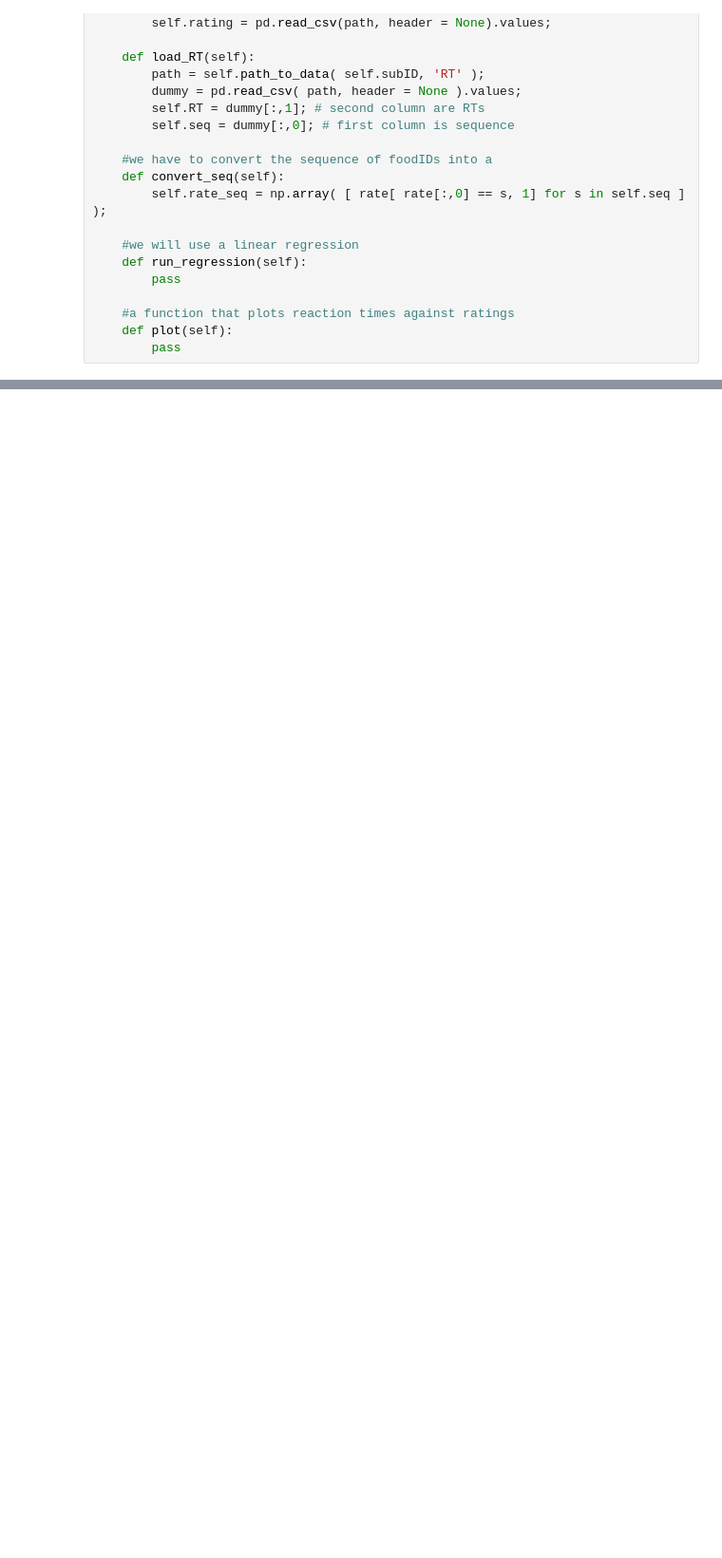
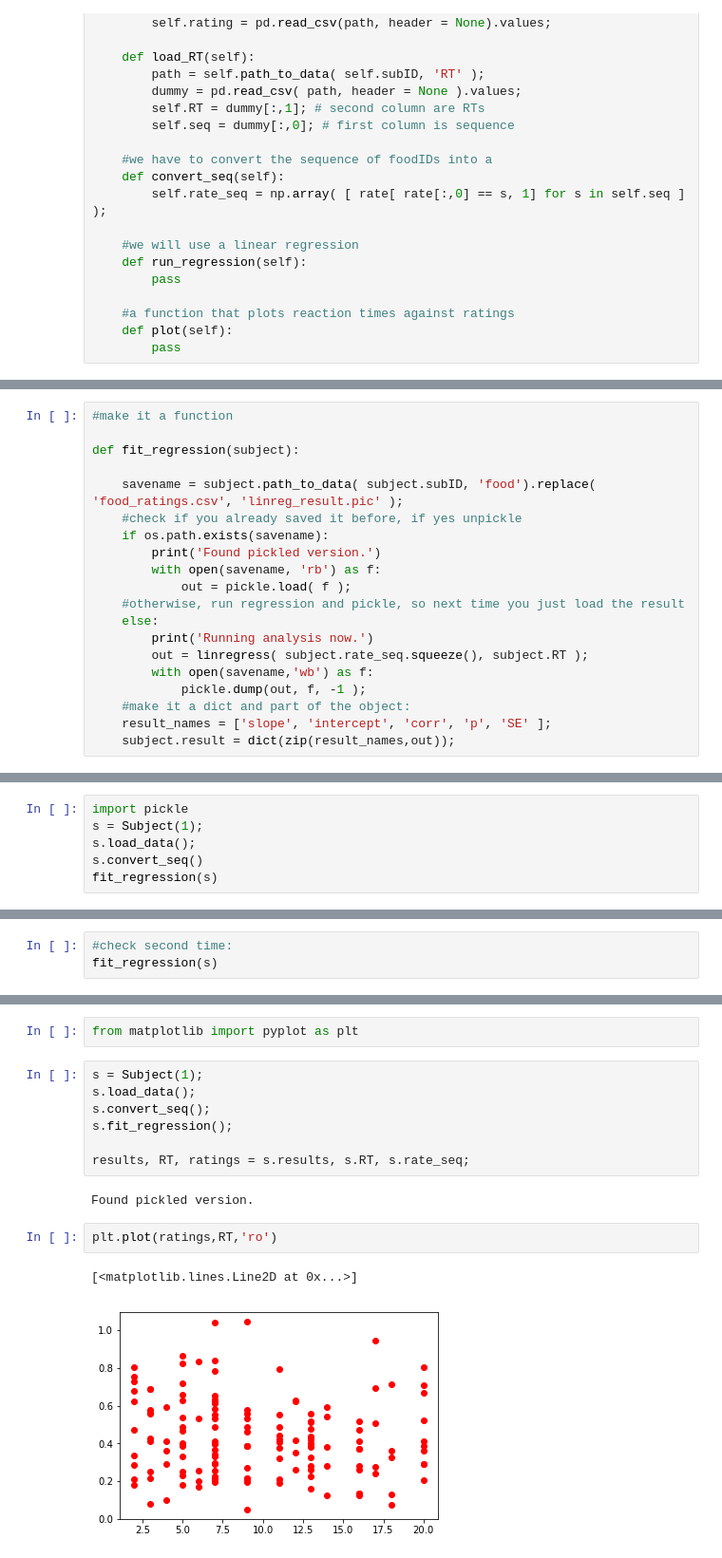
Before and after one commit to LukasNeugebauer/Python_Workshop, a Jupyter notebook: example_workflow/create_analysis_class.ipynb, the cells around one changed output, grey strips where cells are left out. Shown at 95% size. Saved outputs shown, nothing was run; the diff lists cells and outputs as text; blank space fills up the shorter version.

```diff
--- a/example_workflow/create_analysis_class.ipynb
+++ b/example_workflow/create_analysis_class.ipynb
@@ -377,0 +523,20 @@ class Subject( Base_project):
+# %%
+#make it a function
+
+def fit_regression(subject):
+
+    savename = subject.path_to_data( subject.subID, 'food').replace( 'food_ratings.csv', 'linreg_result.pic' );
+    #check if you already saved it before, if yes unpickle
+    if os.path.exists(savename):
+        print('Found pickled version.')
+        with open(savename, 'rb') as f:
+            out = pickle.load( f );
+    #otherwise, run regression and pickle, so next time you just load the result
+    else:
+        print('Running analysis now.')
+        out = linregress( subject.rate_seq.squeeze(), subject.RT );
+        with open(savename,'wb') as f:
+            pickle.dump(out, f, -1 );
+    #make it a dict and part of the object:
+    result_names = ['slope', 'intercept', 'corr', 'p', 'SE' ];
+    subject.result = dict(zip(result_names,out));
@@ -377,0 +545,6 @@ class Subject( Base_project):
+# %%
+import pickle
+s = Subject(1);
+s.load_data();
+s.convert_seq()
+fit_regression(s)
@@ -377,0 +553,3 @@ class Subject( Base_project):
+# %%
+#check second time:
+fit_regression(s)
@@ -377,0 +609,16 @@ class Subject( Base_project):
+# %%
+from matplotlib import pyplot as plt
+# %%
+s = Subject(1);
+s.load_data();
+s.convert_seq();
+s.fit_regression();
+
+results, RT, ratings = s.results, s.RT, s.rate_seq;
+# %% [output]
+Found pickled version.
+# %%
+plt.plot(ratings,RT,'ro')
+# %% [output]
+[<matplotlib.lines.Line2D at 0x...>]
+[figure, added]
```
Also changed, not shown: parts of 51 cells of this notebook, 2 other files.
